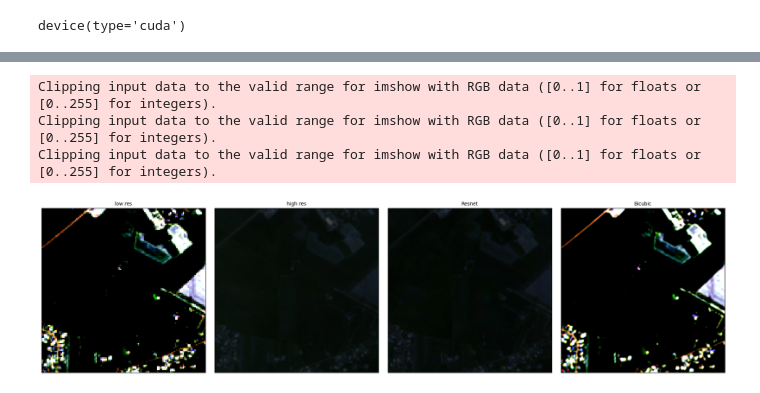
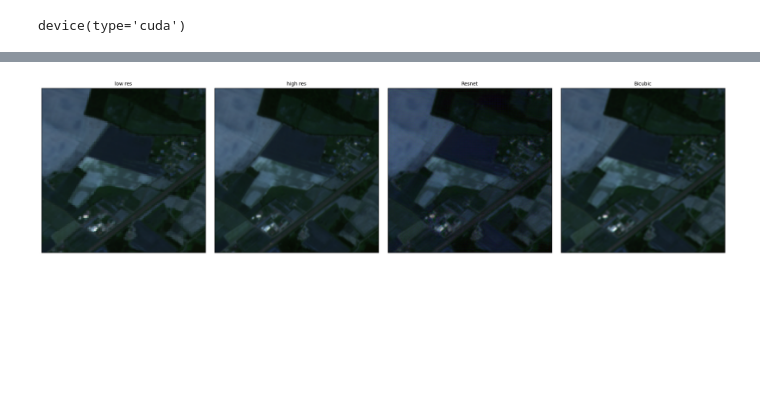
Before and after one commit to LimaoC/super-resolution-for-satellite-imagery, a Jupyter notebook: notebooks/mitch/prototype-gan.ipynb, the cells around one changed output, grey strips where cells are left out. Saved outputs shown, nothing was run; the diff lists cells and outputs as text; code cells hidden in the pictures; blank space fills up the shorter version.

```diff
--- a/notebooks/mitch/prototype-gan.ipynb
+++ b/notebooks/mitch/prototype-gan.ipynb
@@ -237,30 +264,45 @@ model = model.to("cpu")
 # %%
 import random
 
 index = random.randint(0, len(low_res) - 1)
 
 low_res_example = low_res[index]
 high_res_example = high_res[index]
 out = model(low_res_example.unsqueeze(0)).detach()
 bicubic_out = interpolate(
-    low_res_example.unsqueeze(0), size=(256, 256), mode="bicubic"
+    (low_res_example.unsqueeze(0) * channel_std + channel_means),
+    size=(256, 256),
+    mode="bicubic",
 ).float()
+x_channel_max = (
+    (low_res_example * channel_std + channel_means)
+    .max(dim=1)[0]
+    .max(1)[0]
+    .unsqueeze(1)
+    .unsqueeze(1)
+)
+x_channel_min = (
+    (low_res_example * channel_std + channel_means)
+    .min(dim=1)[0]
+    .min(1)[0]
+    .unsqueeze(1)
+    .unsqueeze(1)
+)
 plot_gallery(
     [
-        low_res_example.permute(1, 2, 0),
-        high_res_example.permute(1, 2, 0),
-        out[0].permute(1, 2, 0),
-        bicubic_out[0].permute(1, 2, 0),
+        adjust_brightness(low_res_example * channel_std + channel_means, 2).permute(
+            1, 2, 0
+        ),
+        adjust_brightness(high_res_example, 2).permute(1, 2, 0),
+        adjust_brightness(out[0], 2).permute(1, 2, 0),
+        adjust_brightness(bicubic_out[0], 2).permute(1, 2, 0),
     ],
     titles=["low res", "high res", "Resnet", "Bicubic"],
     xscale=5,
     yscale=5,
 )
 # %% [output]
-Clipping input data to the valid range for imshow with RGB data ([0..1] for floats or [0..255] for integers).
-Clipping input data to the valid range for imshow with RGB data ([0..1] for floats or [0..255] for integers).
-Clipping input data to the valid range for imshow with RGB data ([0..1] for floats or [0..255] for integers).
-[figure, old version]
+[figure, new version]
 # %%
 loader = DataLoader(train_patches, batch_size=100)
 (low_res, high_res) = next(train_loader.__iter__())
```
Also changed, not shown: parts of 10 cells of this notebook.
